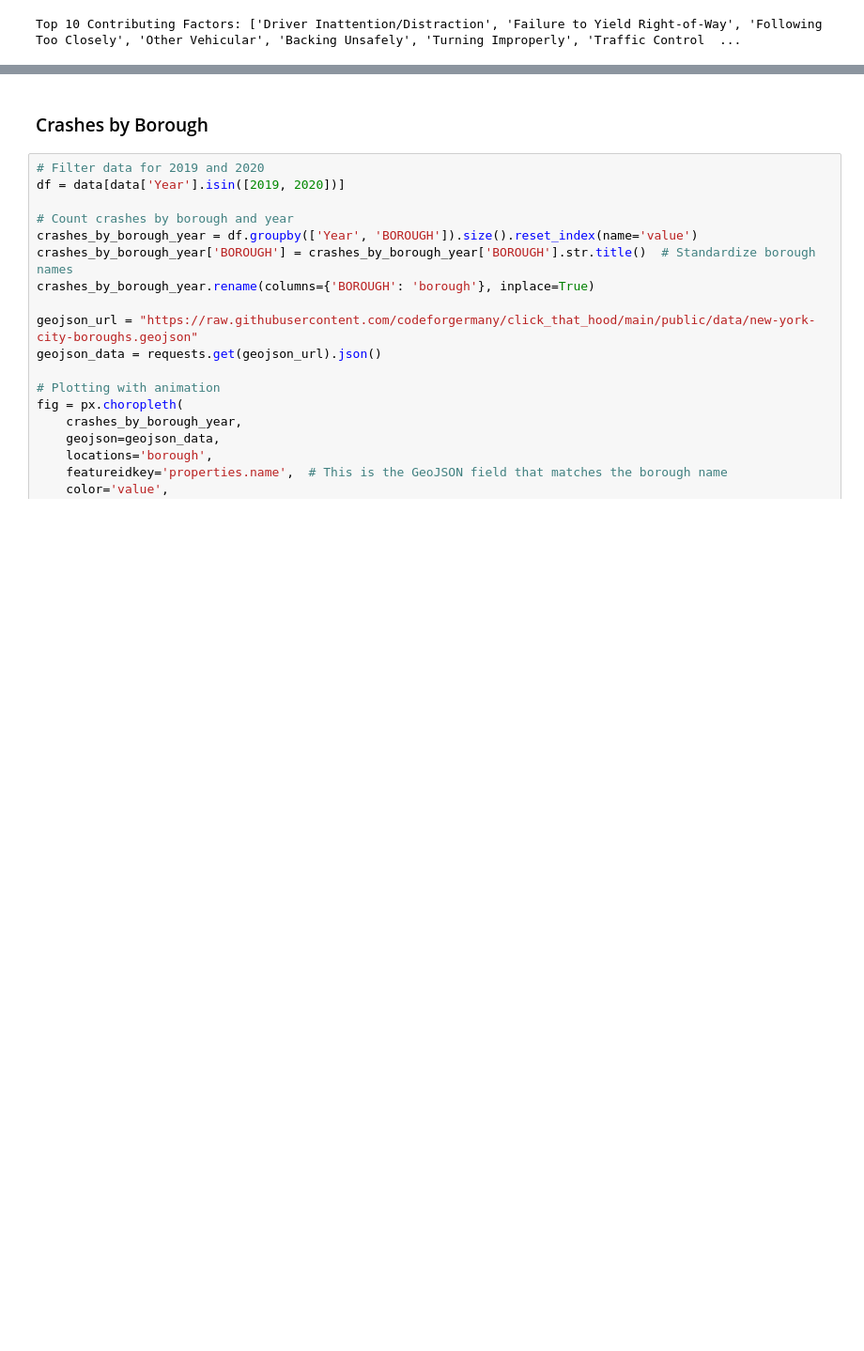
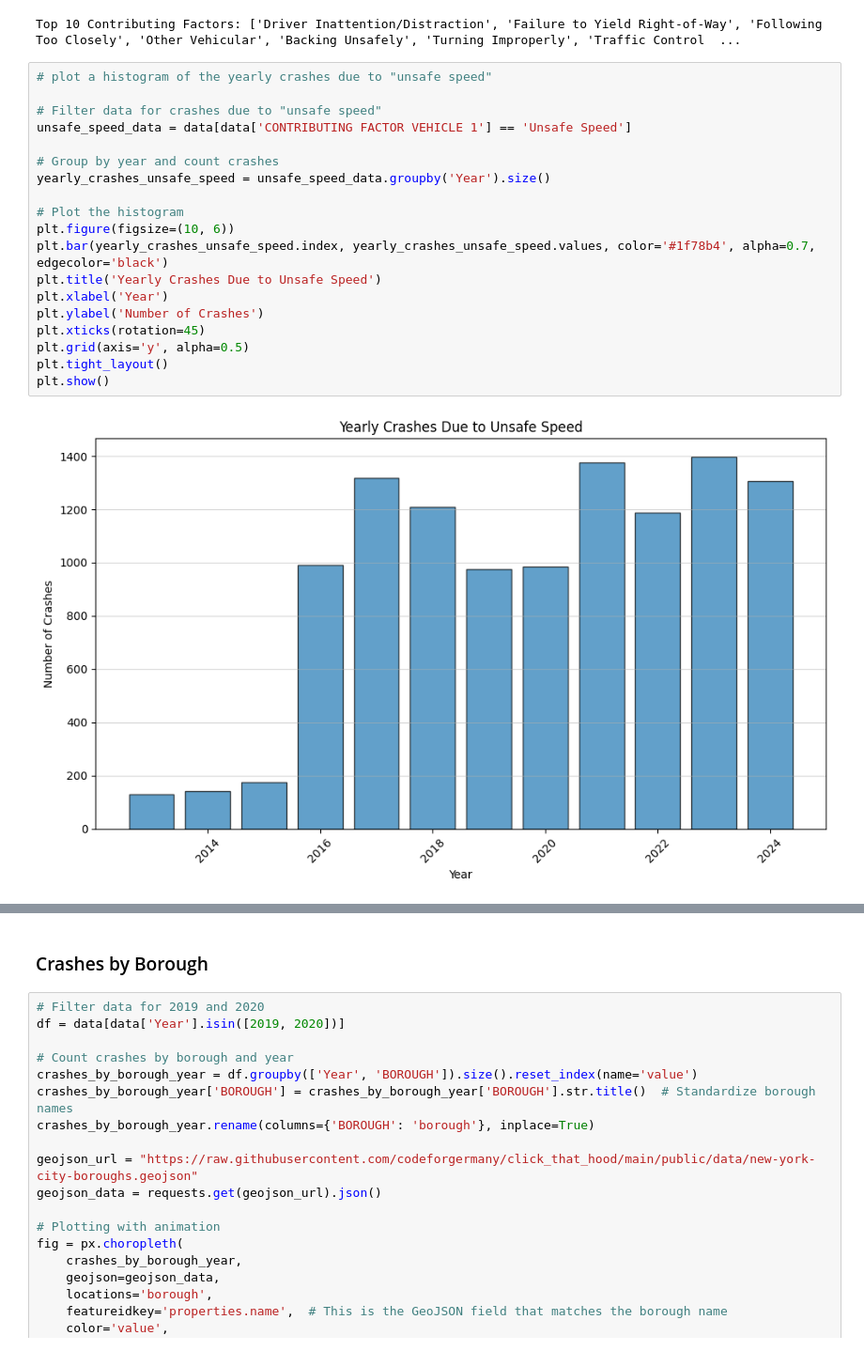
Before and after one commit to s204257/Final_project_02806, a Jupyter notebook: Explainer.ipynb, the cells around one changed output, grey strips where cells are left out. Shown at 94% size. Saved outputs shown, nothing was run; the diff lists cells and outputs as text; blank space fills up the shorter version.

Commit message:
nye plots

```diff
--- a/Explainer.ipynb
+++ b/Explainer.ipynb
@@ -413,3 +413,24 @@ print(f"Top 10 Contributing Factors: {top_factors}")
 [interactive output not drawn]
 [interactive output not drawn]
 Top 10 Contributing Factors: ['Driver Inattention/Distraction', 'Failure to Yield Right-of-Way', 'Following Too Closely', 'Other Vehicular', 'Backing Unsafely', 'Turning Improperly', 'Traffic Control  ...
+# %%
+# plot a histogram of the yearly crashes due to "unsafe speed"
+
+# Filter data for crashes due to "unsafe speed"
+unsafe_speed_data = data[data['CONTRIBUTING FACTOR VEHICLE 1'] == 'Unsafe Speed']
+
+# Group by year and count crashes
+yearly_crashes_unsafe_speed = unsafe_speed_data.groupby('Year').size()
+
+# Plot the histogram
+plt.figure(figsize=(10, 6))
+plt.bar(yearly_crashes_unsafe_speed.index, yearly_crashes_unsafe_speed.values, color='#1f78b4', alpha=0.7, edgecolor='black')
+plt.title('Yearly Crashes Due to Unsafe Speed')
+plt.xlabel('Year')
+plt.ylabel('Number of Crashes')
+plt.xticks(rotation=45)
+plt.grid(axis='y', alpha=0.5)
+plt.tight_layout()
+plt.show()
+# %% [output]
+[figure, added]
```
Also changed, not shown: parts of 1 cell of this notebook.
